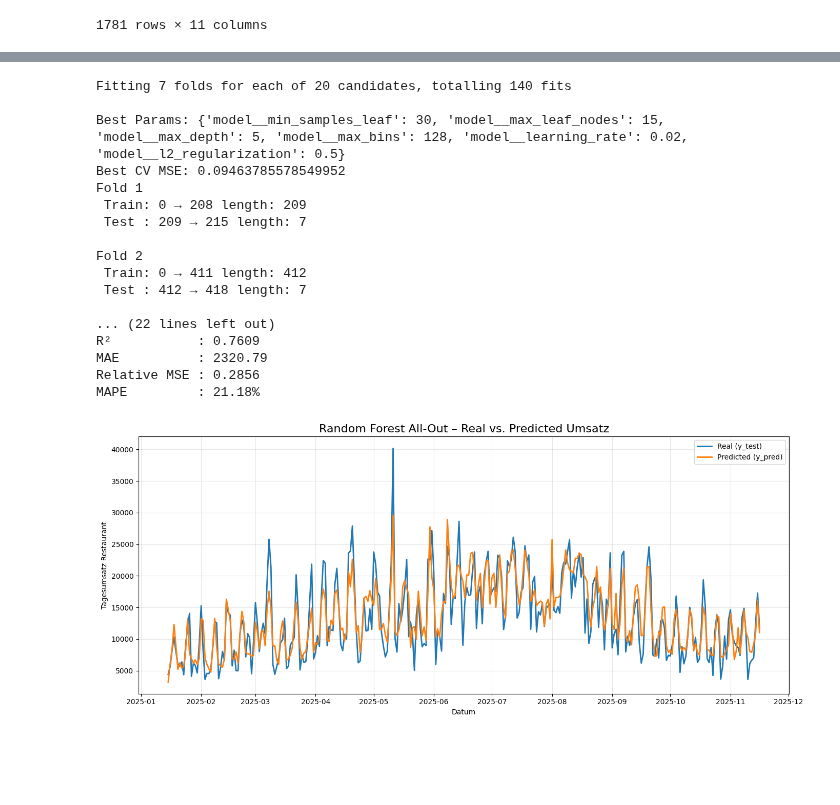
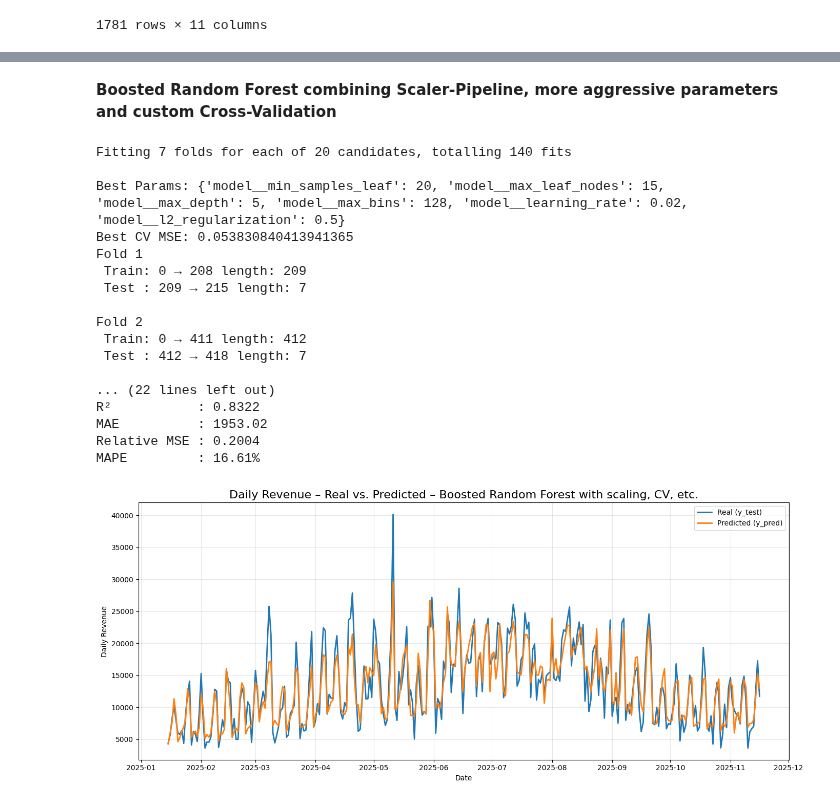
Before and after one commit to Luggias/DSF_Group_Project, a Jupyter notebook: random_forest.ipynb, the cells around one changed output, grey strips where cells are left out. Drawn from its saved outputs; the diff is of its cells as text; code cells hidden in the pictures; blank space fills up the shorter version.

Commit message:
Finished LinReg and RandomForests

```diff
--- a/random_forest.ipynb
+++ b/random_forest.ipynb
@@ -41,8 +43,27 @@ target = "Tagesumsatz Restaurant"
 # Create Lag-Features
 df["lag1"] = df[target].shift(1)
 df["lag2"] = df[target].shift(2)
+df["lag3"] = df[target].shift(3)
 df["lag7"] = df[target].shift(7)
+df["lag14"] = df[target].shift(14)
+df["lag21"] = df[target].shift(21)
+df["lag28"] = df[target].shift(28)
 df["lag30"] = df[target].shift(30)
+
+# More date-related features
+df["month"] = df["Datum"].dt.month
+df["dayofyear"] = df["Datum"].dt.dayofyear
+df["quarter"] = df["Datum"].dt.quarter
+df["weekofyear"] = df["Datum"].dt.isocalendar().week.astype(int)
+df["weekday"] = df["Datum"].dt.weekday
+
+# Create Rolling Window features
+df["roll_mean_7"] = df[target].shift(1).rolling(7).mean()
+df["roll_mean_14"] = df[target].shift(1).rolling(14).mean()
+df["roll_mean_28"] = df[target].shift(1).rolling(28).mean()
+
+df["roll_std_7"] = df[target].shift(1).rolling(7).std()
+df["roll_std_14"] = df[target].shift(1).rolling(14).std()
 
 df = df.dropna().reset_index(drop=True)
 
@@ -92,7 +113,6 @@ rf.fit(X_train, y_train)
 y_pred_train_rf = rf.predict(X_train)
 y_pred_test_rf = rf.predict(X_test)
 
-
 # Adjust for special days
 y_pred_adjusted = y_pred_test_rf.copy()
 test_dates = df.loc[test_mask, "Datum"].values
@@ -100,7 +120,6 @@ for i, d in enumerate(test_dates):
     d = pd.Timestamp(d)
     year = d.year
 
-    # Weihnachten (24.12.)
     if is_christmas(d):
         avg_xmas = holiday_average_last_3_years(
             df_full=df,
@@ -111,7 +130,6 @@ for i, d in enumerate(test_dates):
         if avg_xmas is not None:
             y_pred_adjusted[i] = avg_xmas
 
-    # Silvester (31.12.)
     if is_silvester(d):
         avg_silvester = holiday_average_last_3_years(
             df_full=df,
@@ -122,7 +140,6 @@ for i, d in enumerate(test_dates):
         if avg_silvester is not None:
             y_pred_adjusted[i] = avg_silvester
 
-    # Muttertag
     if is_mothers_day(d):
         avg_mothers = holiday_average_last_3_years(
             df_full=df,
@@ -135,7 +152,7 @@ for i, d in enumerate(test_dates):
 
 
 
-# Compute MSE, RMSE, R², MAE on test-set
+# Compute base metrics
 mse = mean_squared_error(y_test, y_pred_adjusted)
 rmse = mse ** 0.5
 r2 = r2_score(y_test, y_pred_adjusted)
@@ -169,9 +186,9 @@ plt.figure(figsize=(14,6))
 plt.plot(df.loc[test_mask, "Datum"], y_test, label="Real (y_test)", linewidth=2)
 plt.plot(df.loc[test_mask, "Datum"], y_pred_adjusted, label="Predicted (y_pred)", linewidth=2)
 
-plt.title("Base Random Forest – Real vs. Predicted Umsatz", fontsize=16)
+plt.title("Daily Revenue - Real vs. Predicted — Base Random Forest", fontsize=16)
 plt.xlabel("Date")
-plt.ylabel("Daily Revenue Restaurant")
+plt.ylabel("Daily Revenue")
 plt.legend()
 plt.grid(True, alpha=0.3)
 plt.tight_layout()
@@ -482,3 +502,5 @@ MAPE         : 19.43%
+# %% [markdown]
+**Boosted Random Forest combining Scaler-Pipeline, more aggressive parameters and custom Cross-Validation**
 # %%
 # Model combining Boosting, Scaler-Pipeline, more agressive parameters, etc.
 
@@ -618,40 +640,40 @@ for fold, (train_idx, test_idx) in enumerate(cv.split(X_train)):
 # Display final metrics
 print(f"MSE          : {mse:.2f}")
 print(f"RMSE         : {rmse:.2f}")
 print(f"R²           : {r2:.4f}")
 print(f"MAE          : {mae:.2f}")
 print(f"Relative MSE : {relative_MSE:.4f}")
 print(f"MAPE         : {mape_value:.2f}%")
 
 
 # Plot the results
 plt.figure(figsize=(14,6))
 plt.plot(df.loc[test_mask, "Datum"], y_test, label="Real (y_test)", linewidth=2)
 plt.plot(df.loc[test_mask, "Datum"], y_pred_adjusted, label="Predicted (y_pred)", linewidth=2)
 
-plt.title("Random Forest All-Out – Real vs. Predicted Umsatz", fontsize=16)
-plt.xlabel("Datum")
-plt.ylabel("Tagesumsatz Restaurant")
+plt.title("Daily Revenue – Real vs. Predicted – Boosted Random Forest with scaling, CV, etc.", fontsize=16)
+plt.xlabel("Date")
+plt.ylabel("Daily Revenue")
 plt.legend()
 plt.grid(True, alpha=0.3)
 plt.tight_layout()
 plt.show()
 # %% [output]
 Fitting 7 folds for each of 20 candidates, totalling 140 fits
 
-Best Params: {'model__min_samples_leaf': 30, 'model__max_leaf_nodes': 15, 'model__max_depth': 5, 'model__max_bins': 128, 'model__learning_rate': 0.02, 'model__l2_regularization': 0.5}
-Best CV MSE: 0.09463785578549952
+Best Params: {'model__min_samples_leaf': 20, 'model__max_leaf_nodes': 15, 'model__max_depth': 5, 'model__max_bins': 128, 'model__learning_rate': 0.02, 'model__l2_regularization': 0.5}
+Best CV MSE: 0.053830840413941365
 Fold 1
  Train: 0 → 208 length: 209
  Test : 209 → 215 length: 7
 
 Fold 2
  Train: 0 → 411 length: 412
  Test : 412 → 418 length: 7
 
 ... (22 lines left out)
-R²           : 0.7609
-MAE          : 2320.79
-Relative MSE : 0.2856
-MAPE         : 21.18%
+R²           : 0.8322
+MAE          : 1953.02
+Relative MSE : 0.2004
+MAPE         : 16.61%
-[figure, old version]
+[figure, new version]
```
Also changed, not shown: parts of 6 cells of this notebook, 1 other file.
